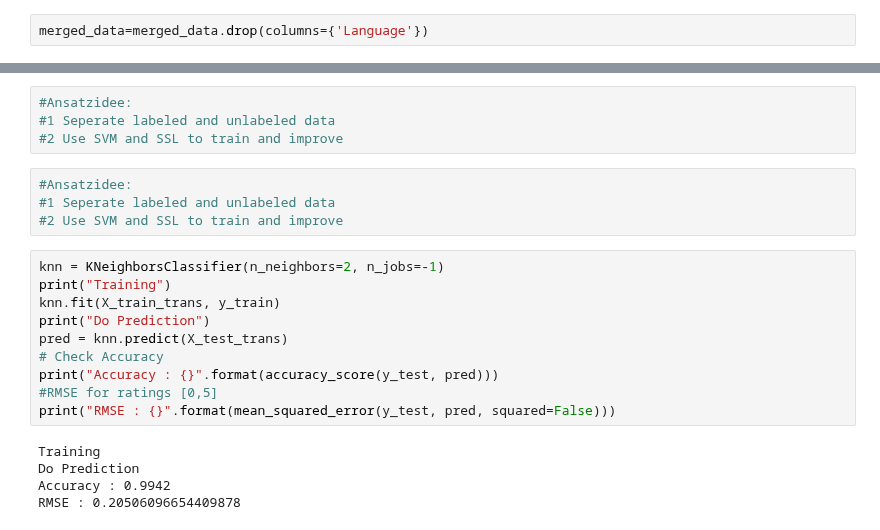
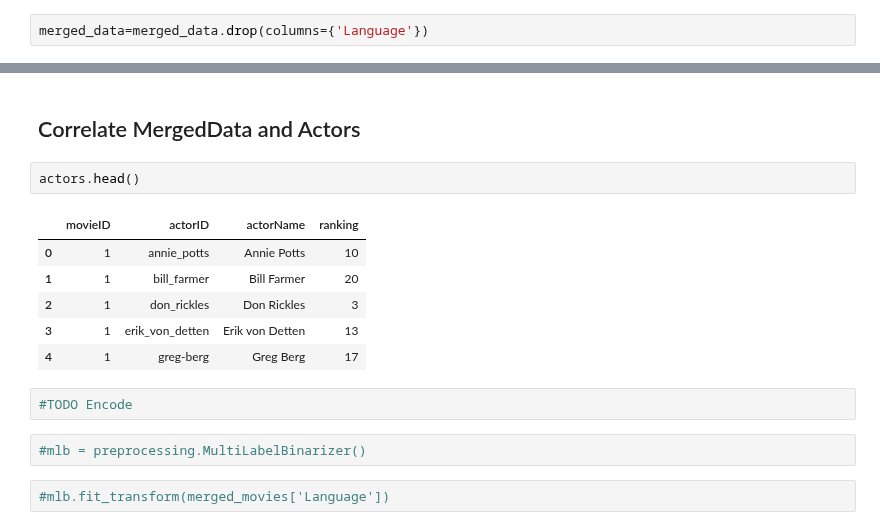
Before and after one commit to yuayixio/MovieRatingPredictor, a Jupyter notebook: notebooks/ContentbasedFiltering/FeatureAnalysisForkNN.ipynb, the cells around one changed output, grey strips where cells are left out. Drawn from its saved outputs; the diff is of its cells as text.

```diff
--- a/notebooks/ContentbasedFiltering/FeatureAnalysisForkNN.ipynb
+++ b/notebooks/ContentbasedFiltering/FeatureAnalysisForkNN.ipynb
@@ -427,23 +229,17 @@ print("RMSE : {}".format(mean_squared_error(y_test, pred, squared=False)))
-# %%
-#Ansatzidee:
-#1 Seperate labeled and unlabeled data
-#2 Use SVM and SSL to train and improve
-# %%
-#Ansatzidee:
-#1 Seperate labeled and unlabeled data
-#2 Use SVM and SSL to train and improve
-# %%
-knn = KNeighborsClassifier(n_neighbors=2, n_jobs=-1)
-print("Training")
-knn.fit(X_train_trans, y_train)
-print("Do Prediction")
-pred = knn.predict(X_test_trans)
-# Check Accuracy
-print("Accuracy : {}".format(accuracy_score(y_test, pred)))
-#RMSE for ratings [0,5]
-print("RMSE : {}".format(mean_squared_error(y_test, pred, squared=False)))
-# %% [output]
-Training
-Do Prediction
-Accuracy : 0.9942
-RMSE : 0.20506096654409878
+# %% [markdown]
+## Correlate MergedData and Actors
+# %%
+actors.head()
+# %% [output]
+|  | movieID | actorID | actorName | ranking |
+| 0 | 1 | annie_potts | Annie Potts | 10 |
+| 1 | 1 | bill_farmer | Bill Farmer | 20 |
+| 2 | 1 | don_rickles | Don Rickles | 3 |
+| 3 | 1 | erik_von_detten | Erik von Detten | 13 |
+| 4 | 1 | greg-berg | Greg Berg | 17 |
+# %%
+#TODO Encode
+# %%
+#mlb = preprocessing.MultiLabelBinarizer()
+# %%
+#mlb.fit_transform(merged_movies['Language'])
```
Also changed, not shown: parts of 28 cells of this notebook, 3 other files.
